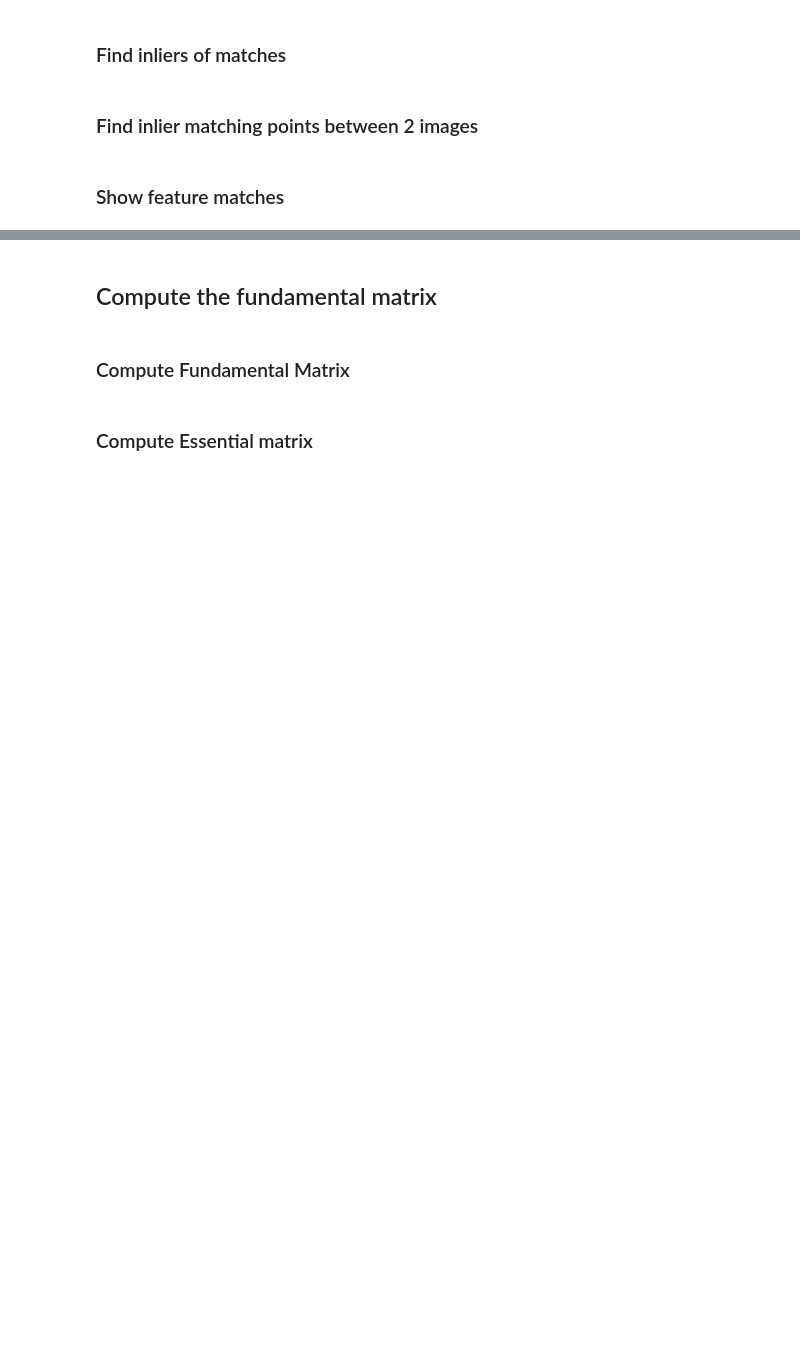
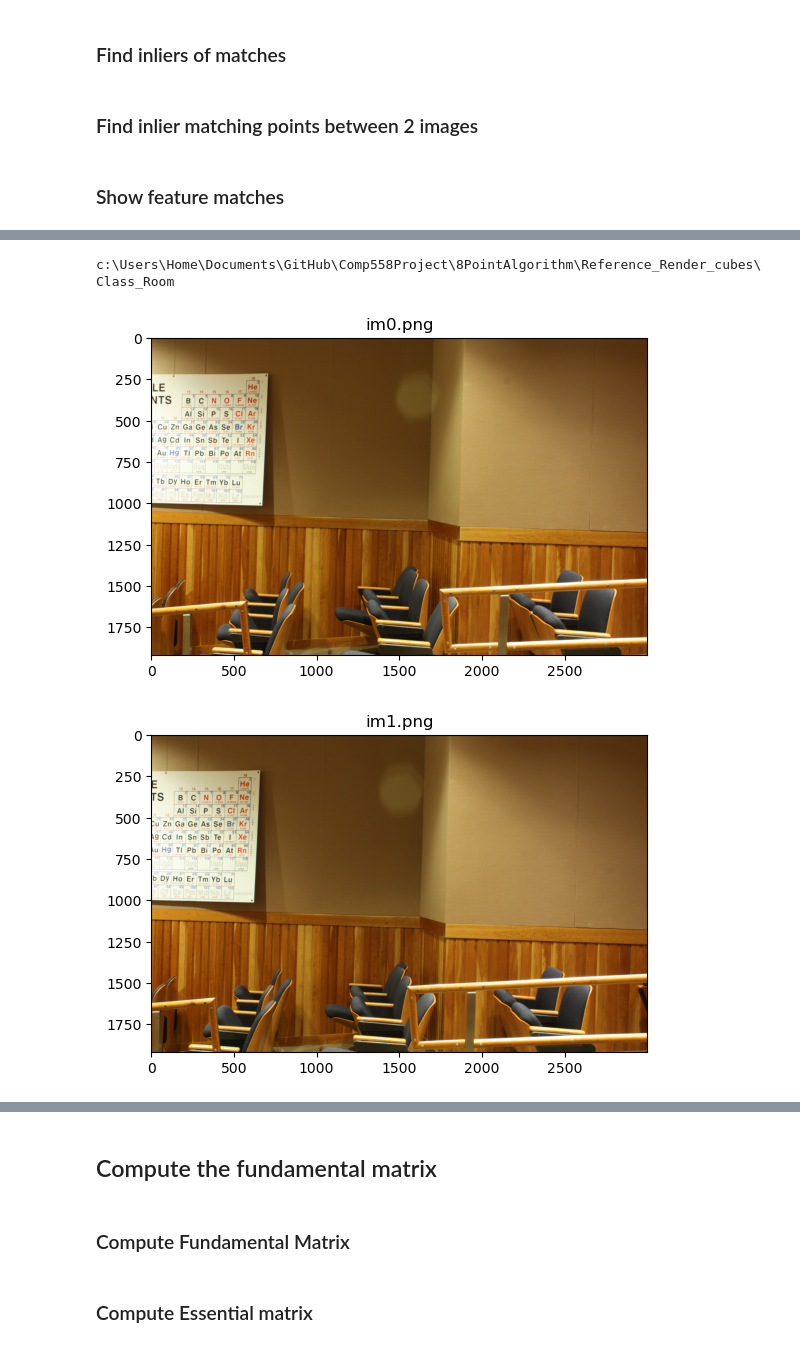
Before and after one commit to BasilJ-S/8PointAlgorithm, a Jupyter notebook: EighPoint.ipynb, the cells around one changed output, grey strips where cells are left out. Saved outputs shown, nothing was run; the diff lists cells and outputs as text; code cells hidden in the pictures; blank space fills up the shorter version.

```diff
--- a/EighPoint.ipynb
+++ b/EighPoint.ipynb
@@ -116,3 +118,32 @@ C:\Users\Joey\Desktop\Comp 558 Project\8PointAlgorithm\Reference_Render_cubes\Re
+# %%
+# load images
+absolute_folder_path = os.path.join(os.getcwd(), 'Reference_Render_cubes', 'Class_Room')
+print(absolute_folder_path)
+im1_name = 'im0.png'
+im1 = cv2.imread(os.path.join(absolute_folder_path,im1_name))
+im1 = cv2.cvtColor(im1, cv2.COLOR_BGR2RGB)
+
+
+plt.title(im1_name)
+a = plt.imshow(im1)
+plt.show()
+
+im2_name = 'im1.png'
+im2 = cv2.imread(os.path.join(absolute_folder_path,im2_name), 3)
+im2 = cv2.cvtColor(im2, cv2.COLOR_BGR2RGB)
+plt.title(im2_name)
+a = plt.imshow(im2)
+plt.show()
+
+# Convert images to grayscale
+im1_gray = cv2.cvtColor(im1, cv2.COLOR_RGB2GRAY)
+im2_gray = cv2.cvtColor(im2, cv2.COLOR_RGB2GRAY)
+
+# Plot
+# %% [output]
+c:\Users\Home\Documents\GitHub\Comp558Project\8PointAlgorithm\Reference_Render_cubes\Class_Room
+[figure, added]
+[figure, added]
 # %%
 
 # Compute points
```
Also changed, not shown: parts of 20 cells of this notebook, 2 other files.
